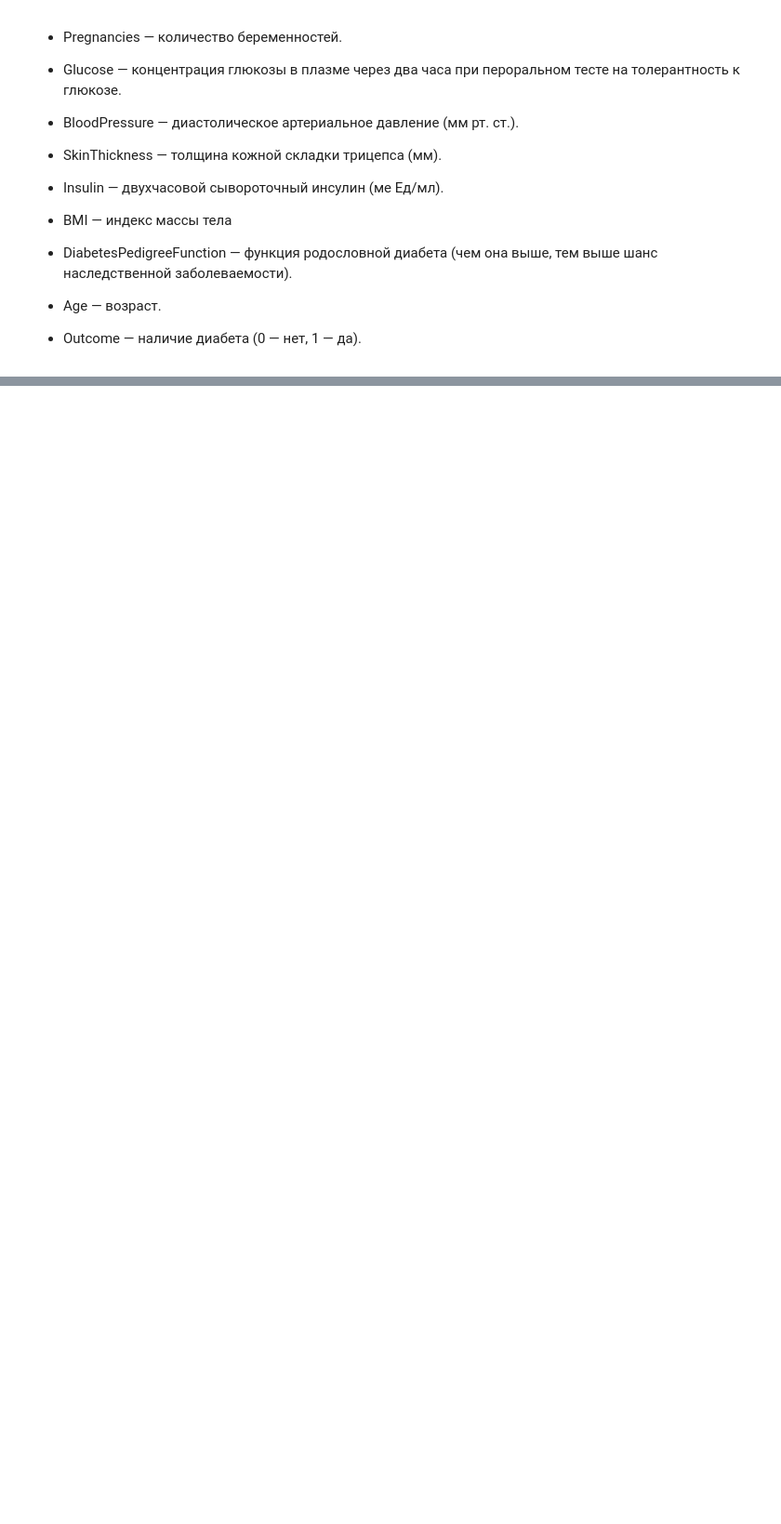
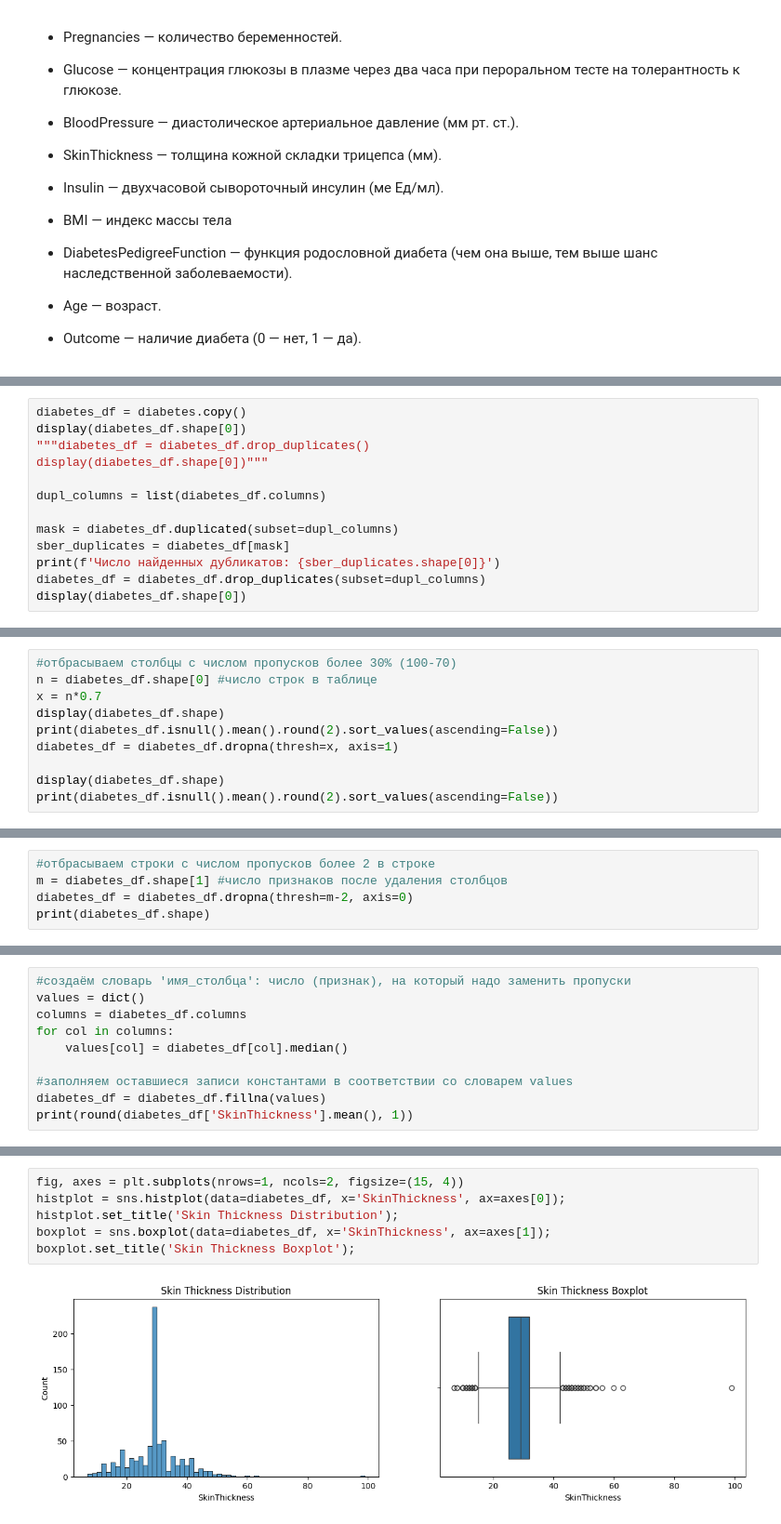
Before and after one commit to vokhmianin-da/sf_data_science, a Jupyter notebook: PYTHON-14 CLEAN DATA/Practic.ipynb, the cells around one changed output, grey strips where cells are left out. Shown at 93% size. Cells and saved outputs as stored; diff of their text form; blank space fills up the shorter version.

```diff
--- a/PYTHON-14 CLEAN DATA/Practic.ipynb
+++ b/PYTHON-14 CLEAN DATA/Practic.ipynb
@@ -44,0 +76,13 @@ diabetes.head()
+# %%
+diabetes_df = diabetes.copy()
+display(diabetes_df.shape[0])
+"""diabetes_df = diabetes_df.drop_duplicates()
+display(diabetes_df.shape[0])"""
+
+dupl_columns = list(diabetes_df.columns)
+
+mask = diabetes_df.duplicated(subset=dupl_columns)
+sber_duplicates = diabetes_df[mask]
+print(f'Число найденных дубликатов: {sber_duplicates.shape[0]}')
+diabetes_df = diabetes_df.drop_duplicates(subset=dupl_columns)
+display(diabetes_df.shape[0])
@@ -44,0 +182,10 @@ diabetes.head()
+# %%
+#отбрасываем столбцы с числом пропусков более 30% (100-70)
+n = diabetes_df.shape[0] #число строк в таблице
+x = n*0.7
+display(diabetes_df.shape)
+print(diabetes_df.isnull().mean().round(2).sort_values(ascending=False))
+diabetes_df = diabetes_df.dropna(thresh=x, axis=1)
+
+display(diabetes_df.shape)
+print(diabetes_df.isnull().mean().round(2).sort_values(ascending=False))
@@ -44,0 +216,5 @@ diabetes.head()
+# %%
+#отбрасываем строки с числом пропусков более 2 в строке
+m = diabetes_df.shape[1] #число признаков после удаления столбцов
+diabetes_df = diabetes_df.dropna(thresh=m-2, axis=0)
+print(diabetes_df.shape)
@@ -44,0 +225,10 @@ diabetes.head()
+# %%
+#создаём словарь 'имя_столбца': число (признак), на который надо заменить пропуски
+values = dict()
+columns = diabetes_df.columns
+for col in columns:
+    values[col] = diabetes_df[col].median()
+
+#заполняем оставшиеся записи константами в соответствии со словарем values
+diabetes_df = diabetes_df.fillna(values)
+print(round(diabetes_df['SkinThickness'].mean(), 1))
@@ -44,0 +239,8 @@ diabetes.head()
+# %%
+fig, axes = plt.subplots(nrows=1, ncols=2, figsize=(15, 4))
+histplot = sns.histplot(data=diabetes_df, x='SkinThickness', ax=axes[0]);
+histplot.set_title('Skin Thickness Distribution');
+boxplot = sns.boxplot(data=diabetes_df, x='SkinThickness', ax=axes[1]);
+boxplot.set_title('Skin Thickness Boxplot');
+# %% [output]
+[figure, added]
```
Also changed, not shown: parts of 22 cells of this notebook, 1 other file.
